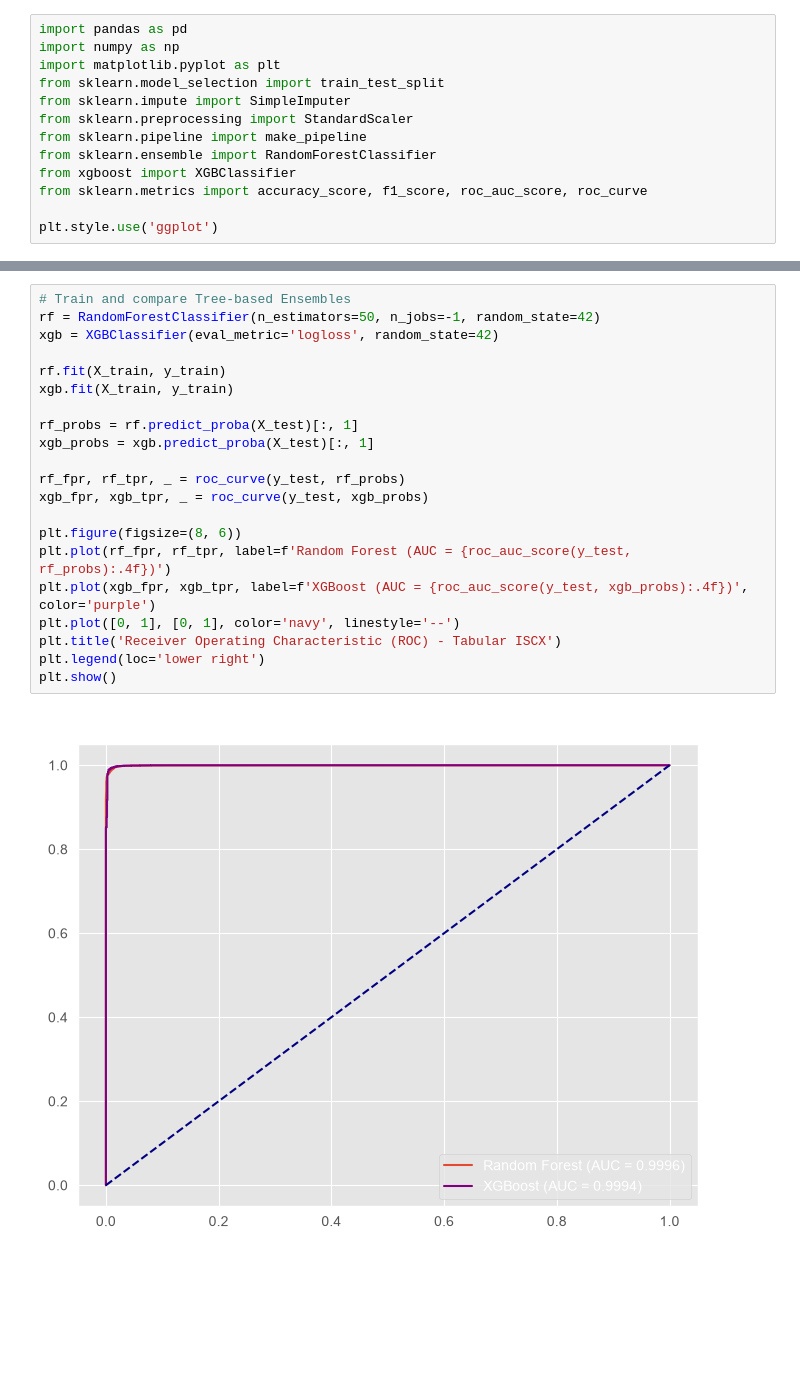
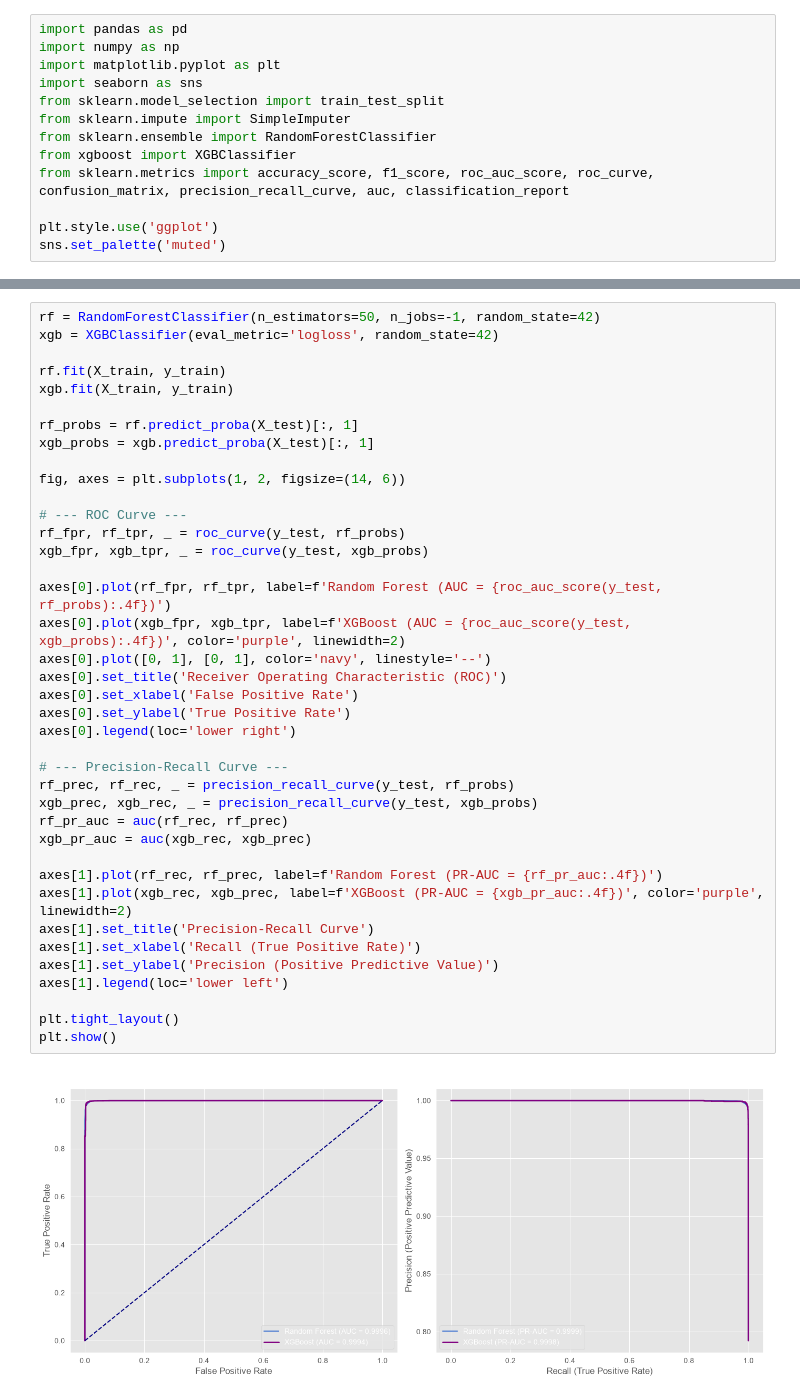
Before and after one commit to Bibek-Dhakal/multimodal-phishing-detection-platform, a Jupyter notebook: notebooks/02_model_arena_tabular.ipynb, the cells around one changed output, grey strips where cells are left out. Cells and saved outputs as stored; diff of their text form; blank space fills up the shorter version.

Commit message:
Enhance `02_model_arena_tabular.ipynb`: Add classification metrics (ROC, Precision-Recall curves) and visualization, refine preprocessing steps, and update feature importances analysis.

```diff
--- a/notebooks/02_model_arena_tabular.ipynb
+++ b/notebooks/02_model_arena_tabular.ipynb
@@ -5,12 +8,12 @@ In this notebook, we validate the performance of 9 independent machine learning
 import pandas as pd
 import numpy as np
 import matplotlib.pyplot as plt
+import seaborn as sns
 from sklearn.model_selection import train_test_split
 from sklearn.impute import SimpleImputer
-from sklearn.preprocessing import StandardScaler
-from sklearn.pipeline import make_pipeline
 from sklearn.ensemble import RandomForestClassifier
 from xgboost import XGBClassifier
-from sklearn.metrics import accuracy_score, f1_score, roc_auc_score, roc_curve
+from sklearn.metrics import accuracy_score, f1_score, roc_auc_score, roc_curve, confusion_matrix, precision_recall_curve, auc, classification_report
 
 plt.style.use('ggplot')
+sns.set_palette('muted')
@@ -29,23 +43,41 @@ X_train, X_test, y_train, y_test = train_test_split(X_imputed, y, test_size=0.2,
 # %%
-# Train and compare Tree-based Ensembles
 rf = RandomForestClassifier(n_estimators=50, n_jobs=-1, random_state=42)
 xgb = XGBClassifier(eval_metric='logloss', random_state=42)
 
 rf.fit(X_train, y_train)
 xgb.fit(X_train, y_train)
 
 rf_probs = rf.predict_proba(X_test)[:, 1]
 xgb_probs = xgb.predict_proba(X_test)[:, 1]
 
+fig, axes = plt.subplots(1, 2, figsize=(14, 6))
+
+# --- ROC Curve ---
 rf_fpr, rf_tpr, _ = roc_curve(y_test, rf_probs)
 xgb_fpr, xgb_tpr, _ = roc_curve(y_test, xgb_probs)
 
-plt.figure(figsize=(8, 6))
-plt.plot(rf_fpr, rf_tpr, label=f'Random Forest (AUC = {roc_auc_score(y_test, rf_probs):.4f})')
-plt.plot(xgb_fpr, xgb_tpr, label=f'XGBoost (AUC = {roc_auc_score(y_test, xgb_probs):.4f})', color='purple')
-plt.plot([0, 1], [0, 1], color='navy', linestyle='--')
-plt.title('Receiver Operating Characteristic (ROC) - Tabular ISCX')
-plt.legend(loc='lower right')
+axes[0].plot(rf_fpr, rf_tpr, label=f'Random Forest (AUC = {roc_auc_score(y_test, rf_probs):.4f})')
+axes[0].plot(xgb_fpr, xgb_tpr, label=f'XGBoost (AUC = {roc_auc_score(y_test, xgb_probs):.4f})', color='purple', linewidth=2)
+axes[0].plot([0, 1], [0, 1], color='navy', linestyle='--')
+axes[0].set_title('Receiver Operating Characteristic (ROC)')
+axes[0].set_xlabel('False Positive Rate')
+axes[0].set_ylabel('True Positive Rate')
+axes[0].legend(loc='lower right')
+
+# --- Precision-Recall Curve ---
+rf_prec, rf_rec, _ = precision_recall_curve(y_test, rf_probs)
+xgb_prec, xgb_rec, _ = precision_recall_curve(y_test, xgb_probs)
+rf_pr_auc = auc(rf_rec, rf_prec)
+xgb_pr_auc = auc(xgb_rec, xgb_prec)
+
+axes[1].plot(rf_rec, rf_prec, label=f'Random Forest (PR-AUC = {rf_pr_auc:.4f})')
+axes[1].plot(xgb_rec, xgb_prec, label=f'XGBoost (PR-AUC = {xgb_pr_auc:.4f})', color='purple', linewidth=2)
+axes[1].set_title('Precision-Recall Curve')
+axes[1].set_xlabel('Recall (True Positive Rate)')
+axes[1].set_ylabel('Precision (Positive Predictive Value)')
+axes[1].legend(loc='lower left')
+
+plt.tight_layout()
 plt.show()
 # %% [output]
-[figure, old version]
+[figure, new version]
```
Also changed, not shown: parts of 8 cells of this notebook.
